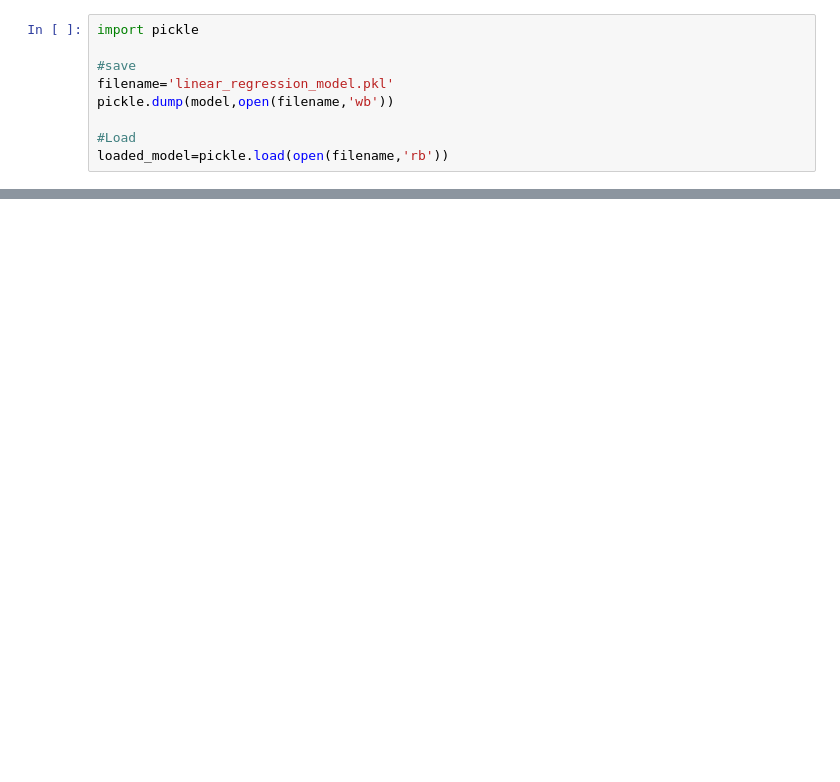
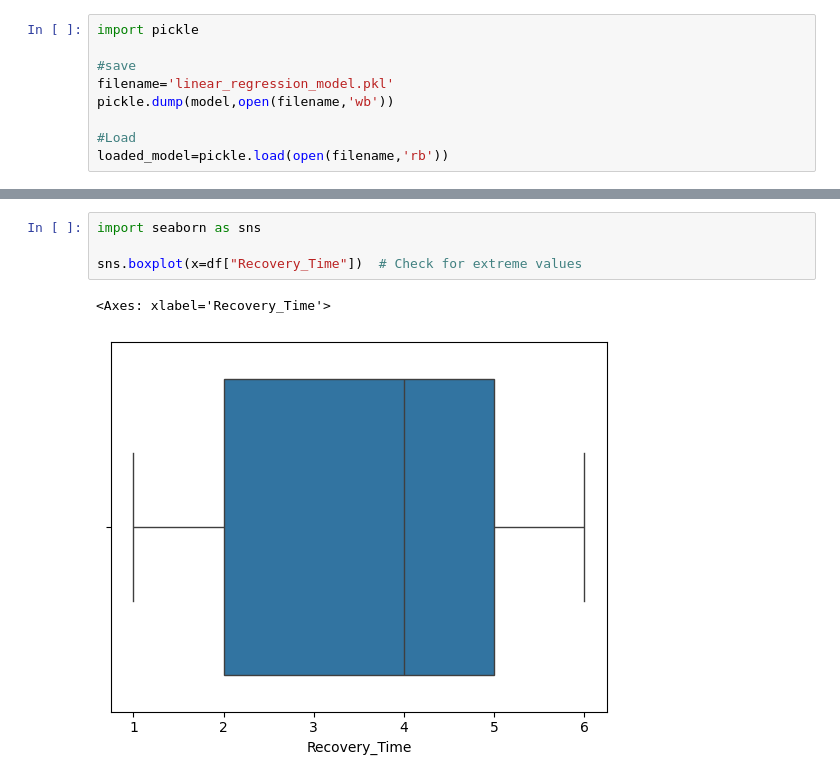
Before and after one commit to gowtham-dd/Data-Science-Basics, a Jupyter notebook: INJURY_RECOVERY_PREDICTION_USING_LINEAR_REGRESSION.ipynb, the cells around one changed output, grey strips where cells are left out. Cells and saved outputs as stored; diff of their text form; blank space fills up the shorter version.

```diff
--- a/INJURY_RECOVERY_PREDICTION_USING_LINEAR_REGRESSION.ipynb
+++ b/INJURY_RECOVERY_PREDICTION_USING_LINEAR_REGRESSION.ipynb
@@ -169,0 +231,7 @@ This share link expires in 72 hours. For free permanent hosting and GPU upgrades
+# %%
+import seaborn as sns
+
+sns.boxplot(x=df["Recovery_Time"])  # Check for extreme values
+# %% [output]
+<Axes: xlabel='Recovery_Time'>
+[figure, added]
```
Also changed, not shown: parts of 10 cells of this notebook.
